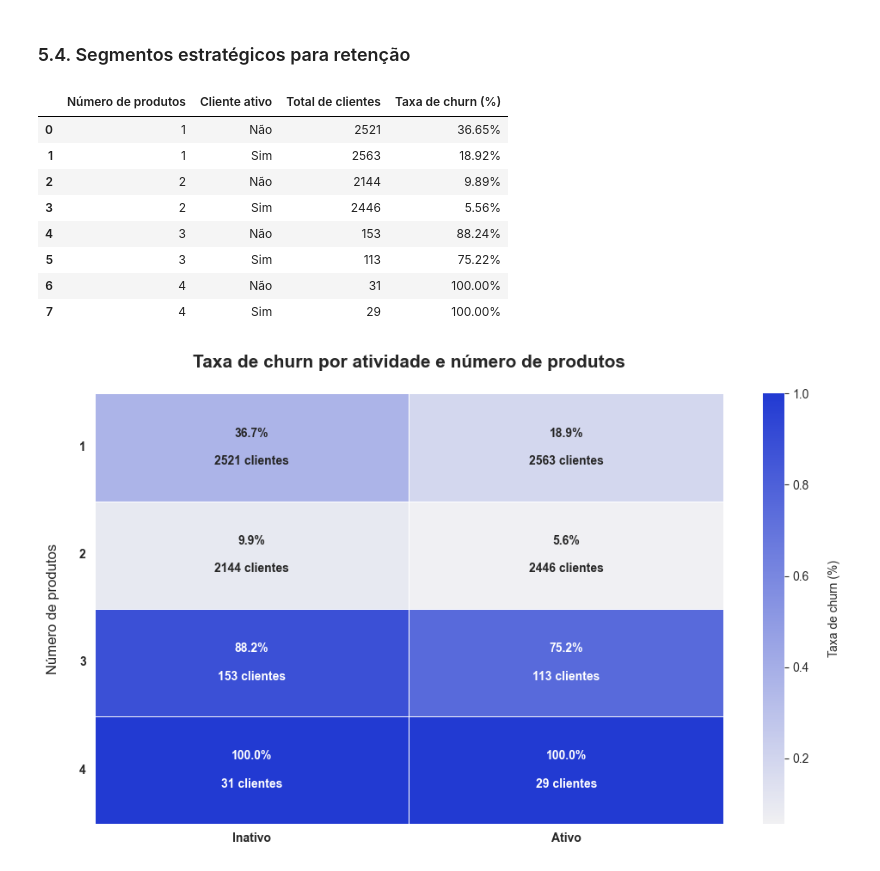
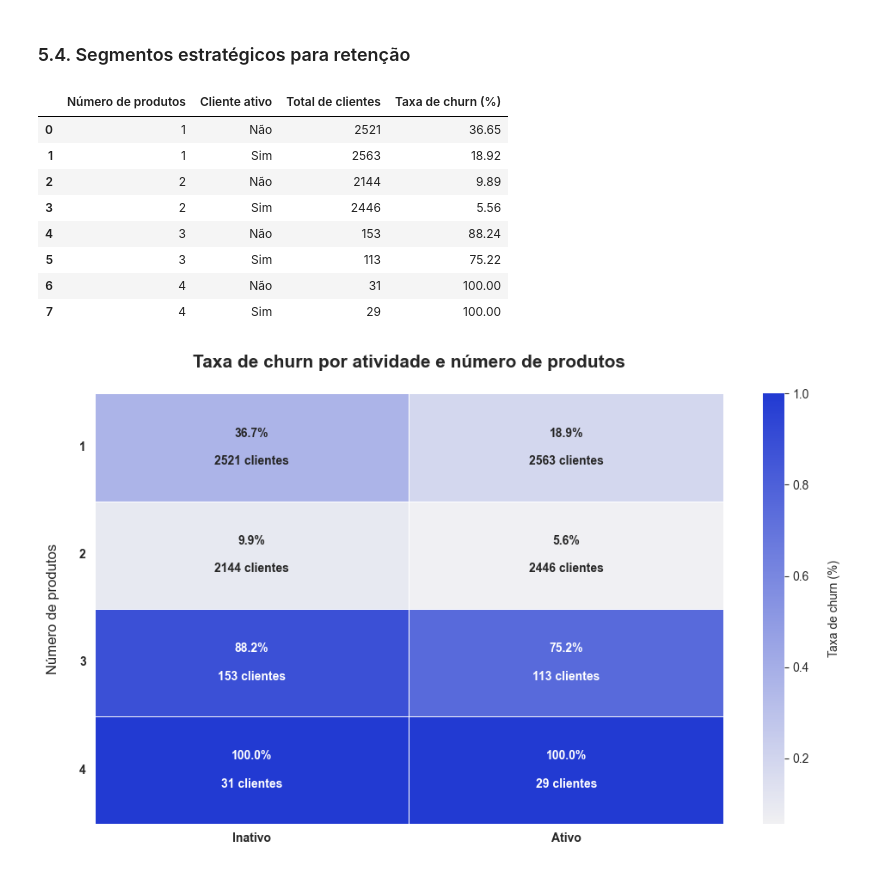
Before and after one commit to emso-exe/Churn_clientes_de_banco, a Jupyter notebook: notebooks/001_analise_exploratoria.ipynb, the cells around one changed output. Saved outputs shown, nothing was run; the diff lists cells and outputs as text; code cells hidden in the pictures.

```diff
--- a/notebooks/001_analise_exploratoria.ipynb
+++ b/notebooks/001_analise_exploratoria.ipynb
@@ -1916,37 +1920,37 @@ plt.show()
 # %%
 # Análise de segmentos estratégicos combinando múltiplas variáveis
 strategic_segments = df.groupby([ 'NumOfProducts', 'IsActiveMember' ]).agg(
     churn_rate=('Exited','mean'),
     customers=('CustomerId','count')
 ).reset_index()
 
 # Renomear colunas para apresentação
 strategic_segments.rename(columns={
     'NumOfProducts': 'Número de produtos',
     'IsActiveMember': 'Cliente ativo',
     'churn_rate': 'Taxa de churn',
     'customers': 'Total de clientes'
 }, inplace=True)
 
 # Formatar valores
 strategic_segments['Cliente ativo'] = strategic_segments['Cliente ativo'].map({0: 'Não', 1: 'Sim'})
-strategic_segments['Taxa de churn (%)'] = strategic_segments['Taxa de churn'].apply(lambda x: f'{x:.2%}')
+strategic_segments['Taxa de churn (%)'] = strategic_segments['Taxa de churn'].apply(lambda x: f'{x*100:.2f}')
 
 # Remover colunas numéricas originais
 strategic_segments = strategic_segments.drop(columns=['Taxa de churn'])
 
 # Exibir tabela final
 strategic_segments
 # %% [output]
 |  | Número de produtos | Cliente ativo | Total de clientes | Taxa de churn (%) |
-| 0 | 1 | Não | 2521 | 36.65% |
-| 1 | 1 | Sim | 2563 | 18.92% |
-| 2 | 2 | Não | 2144 | 9.89% |
-| 3 | 2 | Sim | 2446 | 5.56% |
-| 4 | 3 | Não | 153 | 88.24% |
-| 5 | 3 | Sim | 113 | 75.22% |
-| 6 | 4 | Não | 31 | 100.00% |
-| 7 | 4 | Sim | 29 | 100.00% |
+| 0 | 1 | Não | 2521 | 36.65 |
+| 1 | 1 | Sim | 2563 | 18.92 |
+| 2 | 2 | Não | 2144 | 9.89 |
+| 3 | 2 | Sim | 2446 | 5.56 |
+| 4 | 3 | Não | 153 | 88.24 |
+| 5 | 3 | Sim | 113 | 75.22 |
+| 6 | 4 | Não | 31 | 100.00 |
+| 7 | 4 | Sim | 29 | 100.00 |
 # %%
 # Criar tabela pivot para a taxa de churn por número de produtos e atividade do cliente
 pivot_churn = df.pivot_table(
```
Also changed, not shown: parts of 13 cells of this notebook.
